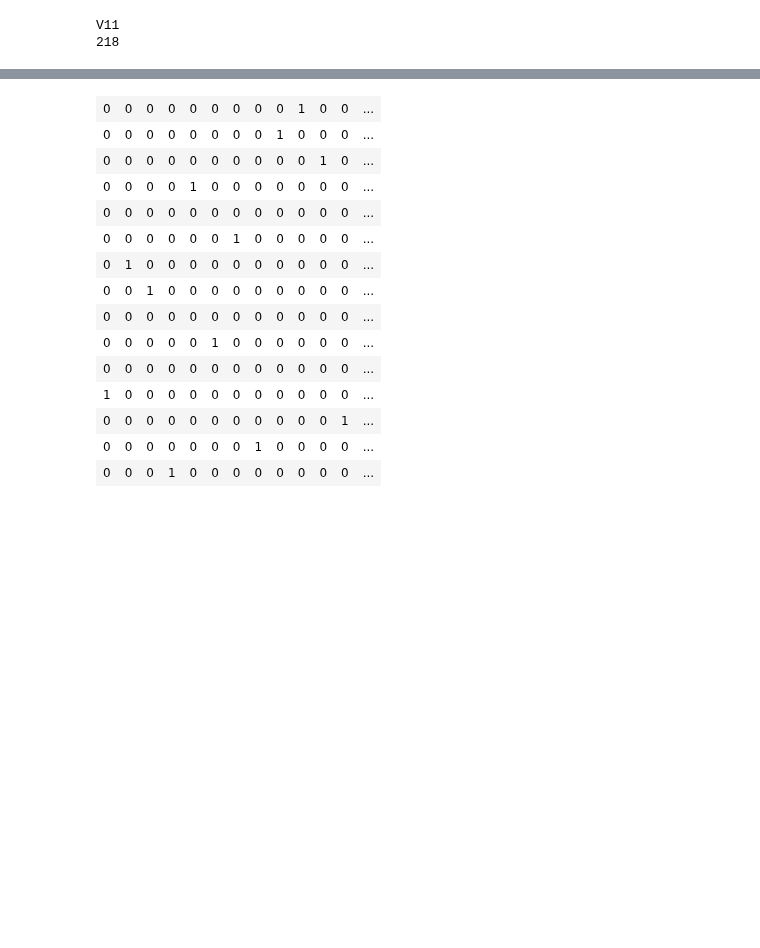
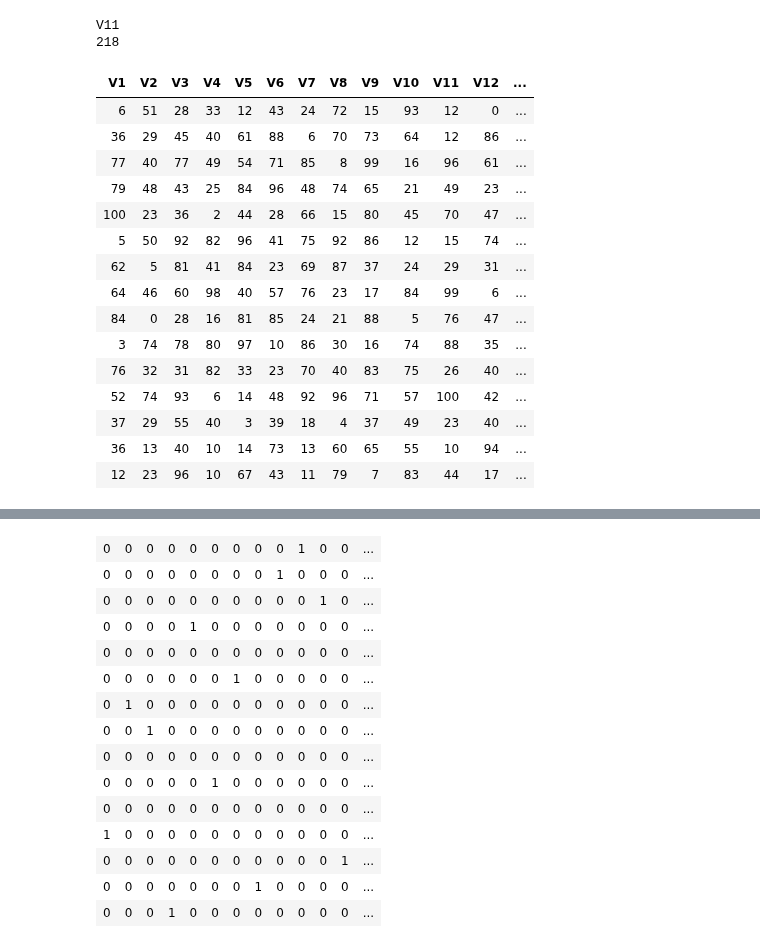
Before and after one commit to garciparedes/integer-programming-heuristics, a Jupyter notebook: integer-programming-heuristics.ipynb, the cells around one changed output, grey strips where cells are left out. Cells and saved outputs as stored; diff of their text form; code cells hidden in the pictures; blank space fills up the shorter version.

```diff
--- a/integer-programming-heuristics.ipynb
+++ b/integer-programming-heuristics.ipynb
@@ -231,3 +202,22 @@ a$objval
 | 0 | 0 | 1 | 0 | 0 | 0 | 0 | 0 | 0 | 0 | 0 | 0 | ... |
 V11
 218
+# %%
+(matriz.15x15.2 <- as.matrix(read.csv("./data/assignment/matriz_15x15_2.csv", header = FALSE)))
+# %% [output]
+| V1 | V2 | V3 | V4 | V5 | V6 | V7 | V8 | V9 | V10 | V11 | V12 | ... |
+| 6 | 51 | 28 | 33 | 12 | 43 | 24 | 72 | 15 | 93 | 12 | 0 | ... |
+| 36 | 29 | 45 | 40 | 61 | 88 | 6 | 70 | 73 | 64 | 12 | 86 | ... |
+| 77 | 40 | 77 | 49 | 54 | 71 | 85 | 8 | 99 | 16 | 96 | 61 | ... |
+| 79 | 48 | 43 | 25 | 84 | 96 | 48 | 74 | 65 | 21 | 49 | 23 | ... |
+| 100 | 23 | 36 | 2 | 44 | 28 | 66 | 15 | 80 | 45 | 70 | 47 | ... |
+| 5 | 50 | 92 | 82 | 96 | 41 | 75 | 92 | 86 | 12 | 15 | 74 | ... |
+| 62 | 5 | 81 | 41 | 84 | 23 | 69 | 87 | 37 | 24 | 29 | 31 | ... |
+| 64 | 46 | 60 | 98 | 40 | 57 | 76 | 23 | 17 | 84 | 99 | 6 | ... |
+| 84 | 0 | 28 | 16 | 81 | 85 | 24 | 21 | 88 | 5 | 76 | 47 | ... |
+| 3 | 74 | 78 | 80 | 97 | 10 | 86 | 30 | 16 | 74 | 88 | 35 | ... |
+| 76 | 32 | 31 | 82 | 33 | 23 | 70 | 40 | 83 | 75 | 26 | 40 | ... |
+| 52 | 74 | 93 | 6 | 14 | 48 | 92 | 96 | 71 | 57 | 100 | 42 | ... |
+| 37 | 29 | 55 | 40 | 3 | 39 | 18 | 4 | 37 | 49 | 23 | 40 | ... |
+| 36 | 13 | 40 | 10 | 14 | 73 | 13 | 60 | 65 | 55 | 10 | 94 | ... |
+| 12 | 23 | 96 | 10 | 67 | 43 | 11 | 79 | 7 | 83 | 44 | 17 | ... |
```
Also changed, not shown: parts of 40 cells of this notebook, 5 other files.
